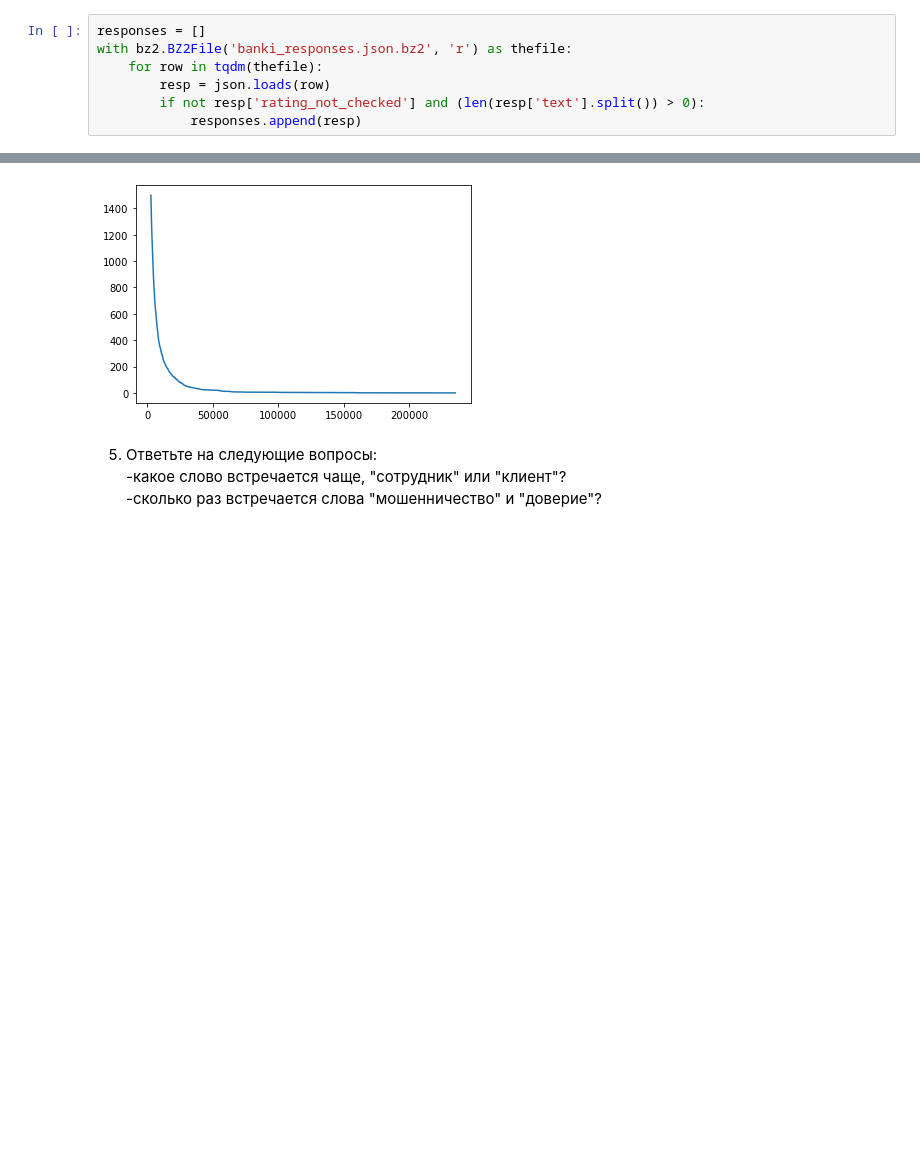
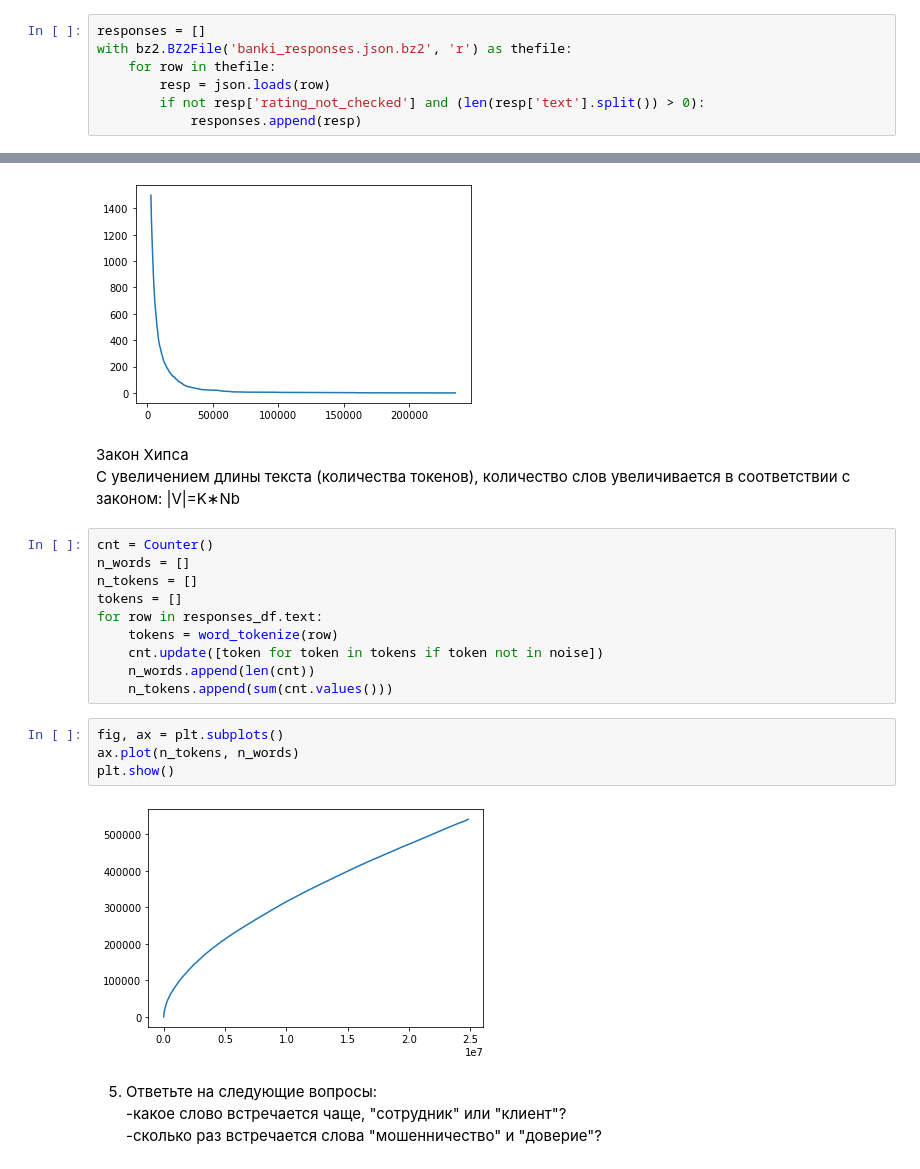
Before and after one commit to Ivan-jcnc/Python_PYDP-18, a Jupyter notebook: 03. NLP-topic_modelling-HW.ipynb, the cells around one changed output, grey strips where cells are left out. Cells and saved outputs as stored; diff of their text form; blank space fills up the shorter version.

```diff
--- a/03. NLP-topic_modelling-HW.ipynb
+++ b/03. NLP-topic_modelling-HW.ipynb
@@ -23,7 +20,7 @@ Populating the interactive namespace from numpy and matplotlib
 # %%
 responses = []
 with bz2.BZ2File('banki_responses.json.bz2', 'r') as thefile:
-    for row in tqdm(thefile):
+    for row in thefile:
         resp = json.loads(row)
         if not resp['rating_not_checked'] and (len(resp['text'].split()) > 0):
             responses.append(resp)
@@ -183,6 +180,25 @@ ax.plot(freqs[:1500], range(1500))
 plt.show()
 # %% [output]
 [figure]
+# %% [markdown]
+Закон Хипса
+С увеличением длины текста (количества токенов), количество слов увеличивается в соответствии с законом:  |V|=K∗Nb
+# %%
+cnt = Counter()
+n_words = []
+n_tokens = []
+tokens = []
+for row in responses_df.text:
+    tokens = word_tokenize(row)
+    cnt.update([token for token in tokens if token not in noise])
+    n_words.append(len(cnt))
+    n_tokens.append(sum(cnt.values()))
+# %%
+fig, ax = plt.subplots()
+ax.plot(n_tokens, n_words)
+plt.show()
+# %% [output]
+[figure, added]
 # %% [markdown]
 5. Ответьте на следующие вопросы:
 -какое слово встречается чаще, "сотрудник" или "клиент"?
```
Also changed, not shown: parts of 9 cells of this notebook.
